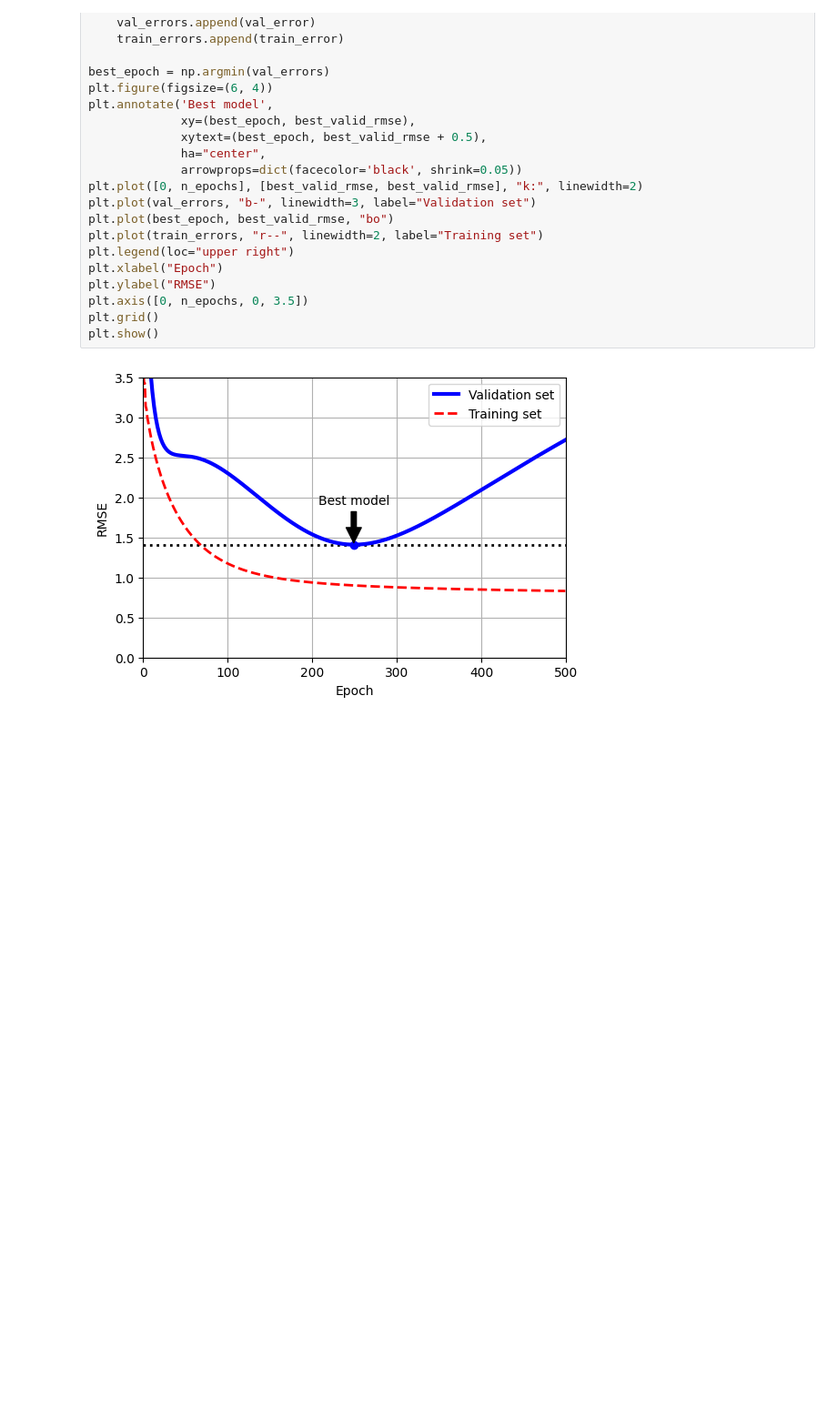
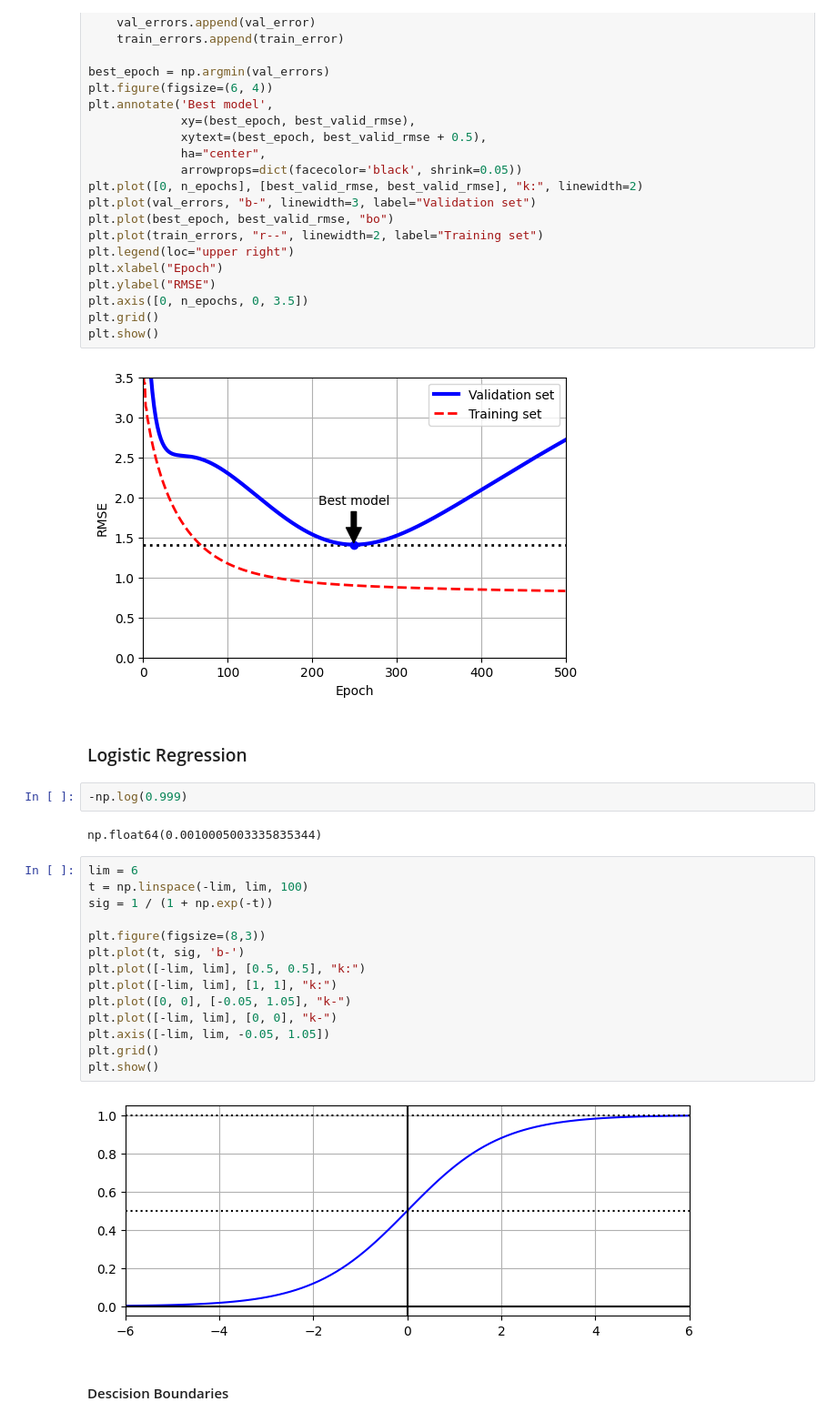
Before and after one commit to paulcarvalho/ML-Training-Models, a Jupyter notebook: training_linear_models.ipynb, the cells around one changed output. Shown: that part at 91% size. Saved outputs shown, nothing was run; the diff lists cells and outputs as text; blank space fills up the shorter version.

```diff
--- a/training_linear_models.ipynb
+++ b/training_linear_models.ipynb
@@ -580,3 +580,27 @@ plt.grid()
 plt.show()
 # %% [output]
 [figure]
+# %% [markdown]
+### Logistic Regression
+# %%
+-np.log(0.999)
+# %% [output]
+np.float64(0.0010005003335835344)
+# %%
+lim = 6
+t = np.linspace(-lim, lim, 100)
+sig = 1 / (1 + np.exp(-t))
+
+plt.figure(figsize=(8,3))
+plt.plot(t, sig, 'b-')
+plt.plot([-lim, lim], [0.5, 0.5], "k:")
+plt.plot([-lim, lim], [1, 1], "k:")
+plt.plot([0, 0], [-0.05, 1.05], "k-")
+plt.plot([-lim, lim], [0, 0], "k-")
+plt.axis([-lim, lim, -0.05, 1.05])
+plt.grid()
+plt.show()
+# %% [output]
+[figure, added]
+# %% [markdown]
+#### Descision Boundaries
```
